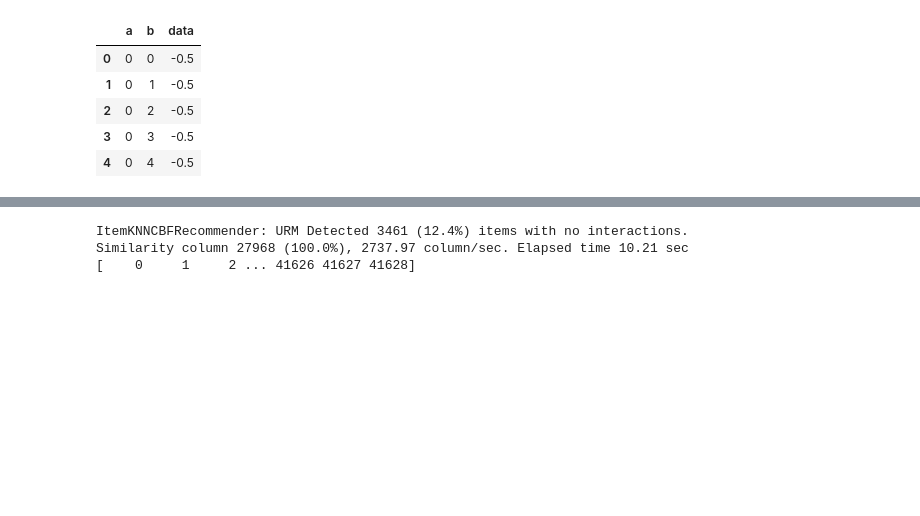
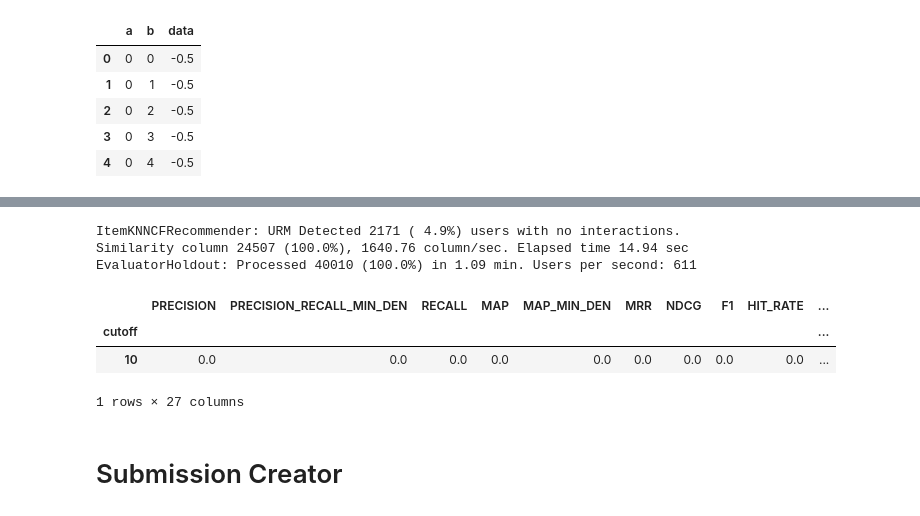
Before and after one commit to marcofasa/RecSys-Challenge-2022-Polimi, a Jupyter notebook: Utils/test.ipynb, the cells around one changed output, grey strips where cells are left out. Drawn from its saved outputs; the diff is of its cells as text; code cells hidden in the pictures; blank space fills up the shorter version.

```diff
--- a/Utils/test.ipynb
+++ b/Utils/test.ipynb
@@ -180,11 +170,27 @@ stacked_URM
+# %%
+#3
+from Recommenders.KNN.ItemKNNCFRecommender import ItemKNNCFRecommender
+import Utils.Reader as Reader
+
+recommender_ItemKNNCF = ItemKNNCFRecommender(stacked_URM)
+recommender_ItemKNNCF.fit()
+
+result_df, _ = evaluator_validation.evaluateRecommender(recommender_ItemKNNCF)
+result_df
+# %% [output]
+ItemKNNCFRecommender: URM Detected 2171 ( 4.9%) users with no interactions.
+Similarity column 24507 (100.0%), 1640.76 column/sec. Elapsed time 14.94 sec
+EvaluatorHoldout: Processed 40010 (100.0%) in 1.09 min. Users per second: 611
+|  | PRECISION | PRECISION_RECALL_MIN_DEN | RECALL | MAP | MAP_MIN_DEN | MRR | NDCG | F1 | HIT_RATE | ... |
+| cutoff |  |  |  |  |  |  |  |  |  | ... |
+| 10 | 0.0 | 0.0 | 0.0 | 0.0 | 0.0 | 0.0 | 0.0 | 0.0 | 0.0 | ... |
+1 rows × 27 columns
+# %% [markdown]
+# Submission Creator
 # %%
 # SUBMITTING PREDICTION
-import Utils.Writer as Reader
+import Utils.Writer as Writer
 from Utils.Writer import NameRecommender
 
-submit= Reader.Writer(NameRecommender=NameRecommender.ItemKNNCBF, URM=URM_csr,stackedICM=stacked_ICM)
+submit= Writer.Writer(NameRecommender=NameRecommender.ItemKNNCBF, URM=URM_all,stackedICM=stacked_ICM)
 submit.makeSubmission()
-# %% [output]
-ItemKNNCBFRecommender: URM Detected 3461 (12.4%) items with no interactions.
-Similarity column 27968 (100.0%), 2737.97 column/sec. Elapsed time 10.21 sec
-[    0     1     2 ... 41626 41627 41628]
```
Also changed, not shown: parts of 18 cells of this notebook, 1 other file.
